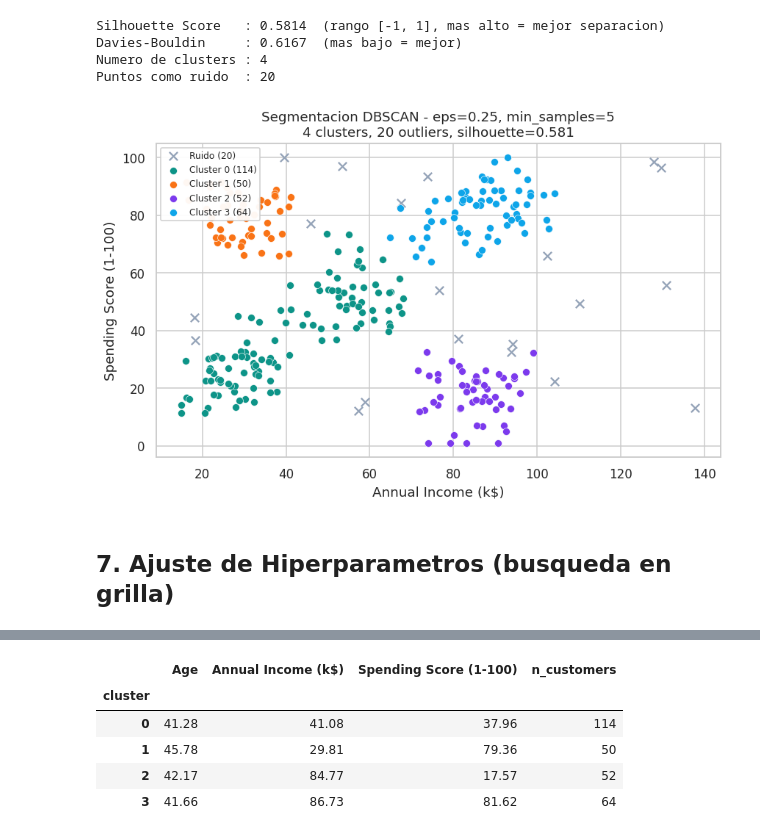
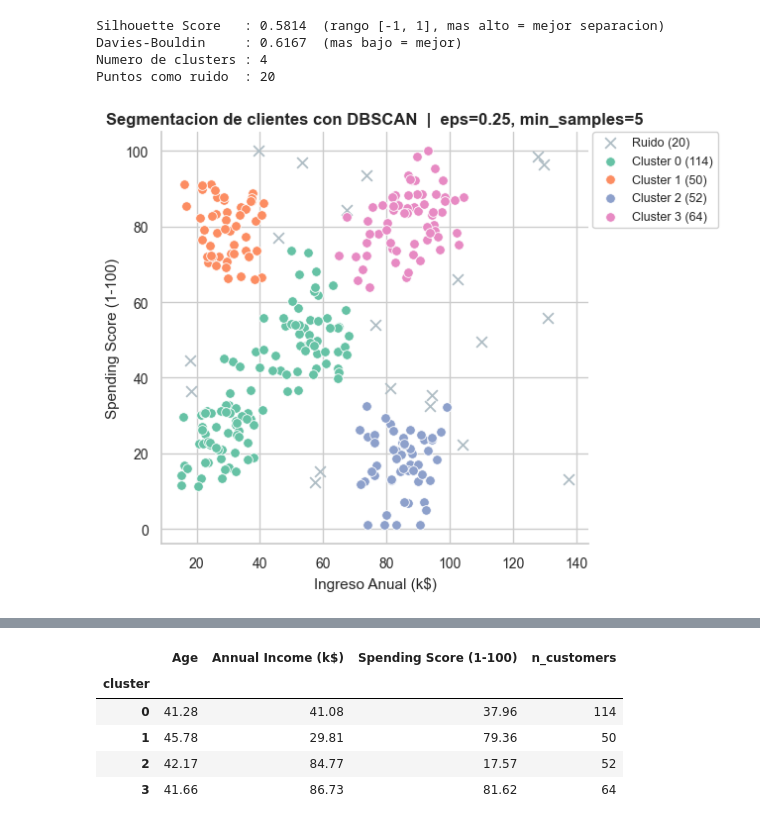
Before and after one commit to blinaresv/Grupo1_Actividad2_DBSCAN, a Jupyter notebook: Grupo1_Notebook2_Librerias_FINAL.ipynb, the cells around one changed output, grey strips where cells are left out. Drawn from its saved outputs; the diff is of its cells as text; code cells hidden in the pictures.

```diff
--- a/Grupo1_Notebook2_Librerias_FINAL.ipynb
+++ b/Grupo1_Notebook2_Librerias_FINAL.ipynb
@@ -209,21 +279,37 @@ Davies-Bouldin     : 0.6167  (mas bajo = mejor)
 Numero de clusters : 4
 Puntos como ruido  : 20
 # %%
-plt.figure(figsize=(8, 5.2))
-palette = ["#0D9488", "#F97316", "#7C3AED", "#0EA5E9", "#E11D48", "#10B981", "#F59E0B"]
+SET2 = ['#66C2A5', '#FC8D62', '#8DA0CB', '#E78AC3', '#A6D854', '#FFD92F', '#E5C494', '#B3B3B3']
+
+# ColorBrewer Set2 (qualitative) — hex exactos para garantizar reproducibilidad
+# Fuente: colorbrewer2.org — accesible para daltonismo rojo-verde (U2)
+SET2 = ["#66C2A5", "#FC8D62", "#8DA0CB", "#E78AC3",
+        "#A6D854", "#FFD92F", "#E5C494", "#B3B3B3"]
+
+fig, ax = plt.subplots(figsize=(8, 5.2))
+
+# Ruido: gris neutro + marcador 'x' (U2: color + forma, no solo color)
 for c in sorted(set(labels)):
     mask = labels == c
     if c == -1:
-        plt.scatter(X[mask, 0], X[mask, 1], c="#94A3B8", marker="x", s=55,
-                    label=f"Ruido ({mask.sum()})")
+        ax.scatter(X[mask, 0], X[mask, 1],
+                   color="#B0BEC5", marker="x", s=60, linewidths=1.3,
+                   label=f"Ruido ({mask.sum()})", zorder=2)
     else:
-        plt.scatter(X[mask, 0], X[mask, 1], c=palette[c % len(palette)], s=42,
-                    edgecolor="white", linewidth=0.4,
-                    label=f"Cluster {c} ({mask.sum()})")
-plt.title(f"Segmentacion DBSCAN - eps=0.25, min_samples=5")
-plt.xlabel("Annual Income (k$)"); plt.ylabel("Spending Score (1-100)")
-plt.legend(loc="upper left", fontsize=8); plt.tight_layout(); plt.show()
+        ax.scatter(X[mask, 0], X[mask, 1],
+                   color=SET2[c % len(SET2)], s=48,
+                   edgecolor="white", linewidth=0.6,
+                   label=f"Cluster {c} ({mask.sum()})", zorder=3)
+
+ax.set_title("Segmentacion de clientes con DBSCAN  |  eps=0.25, min_samples=5",
+             fontsize=12, fontweight="bold")
+ax.set_xlabel("Ingreso Anual (k$)", fontsize=11)
+ax.set_ylabel("Spending Score (1-100)", fontsize=11)
+ax.tick_params(labelsize=10)
+ax.legend(loc="upper left", fontsize=9, framealpha=0.9,
+          bbox_to_anchor=(1.01, 1), borderaxespad=0)
+ax.spines[["top", "right"]].set_visible(False)
+plt.tight_layout(rect=[0, 0, 0.82, 1])
+plt.show()
 # %% [output]
-[figure, old version]
+[figure, new version]
-# %% [markdown]
-## 7. Ajuste de Hiperparametros (busqueda en grilla)
```
Also changed, not shown: parts of 21 cells of this notebook, 1 other file.
